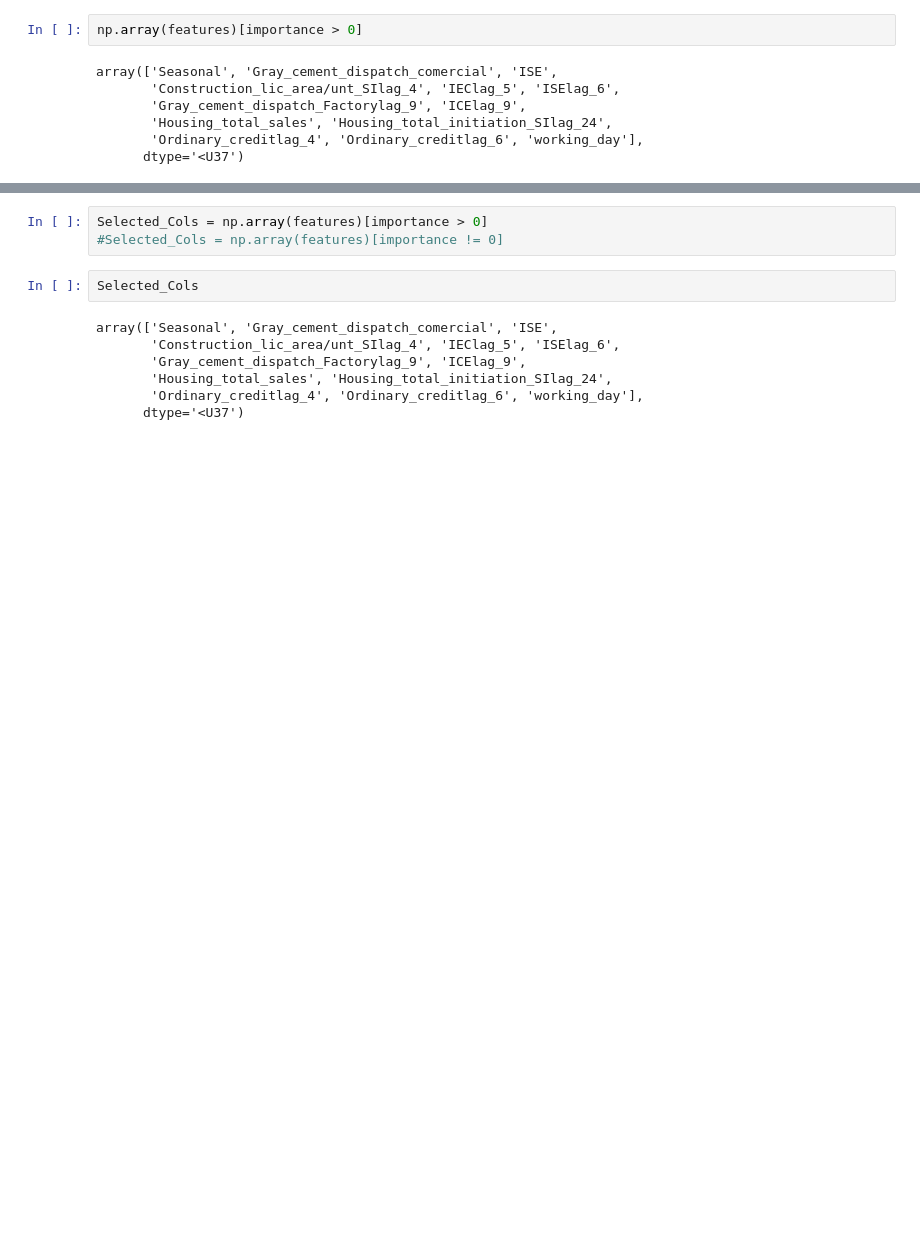
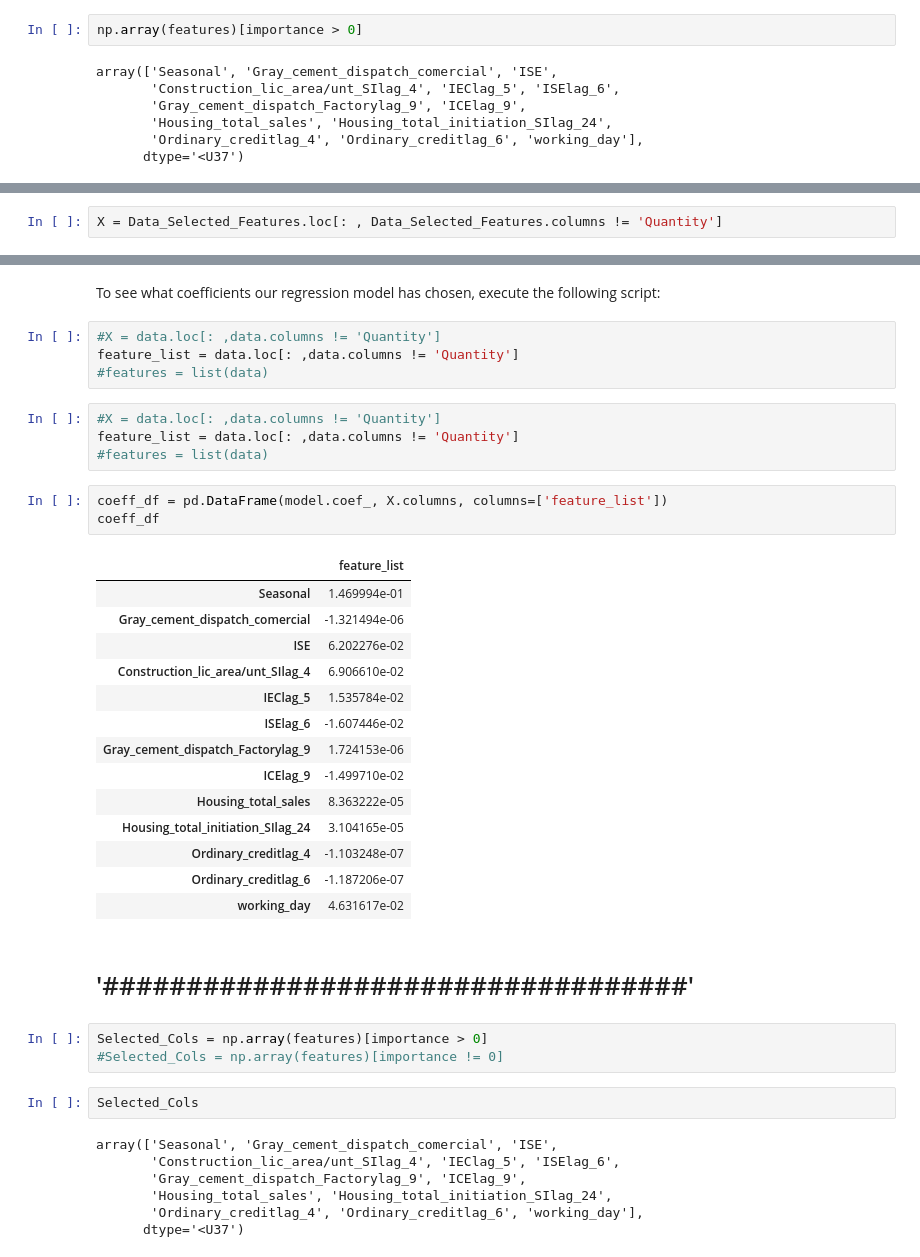
Before and after one commit to JF11579/Adelphi, a Jupyter notebook: Colab_4_Joe_Sandbox.ipynb, the cells around one changed output, grey strips where cells are left out. Drawn from its saved outputs; the diff is of its cells as text; blank space fills up the shorter version.

```diff
--- a/Colab_4_Joe_Sandbox.ipynb
+++ b/Colab_4_Joe_Sandbox.ipynb
@@ -420,0 +456,2 @@ array(['Seasonal', 'Gray_cement_dispatch_comercial', 'ISE',
+# %%
+X = Data_Selected_Features.loc[: , Data_Selected_Features.columns != 'Quantity']
@@ -421,3 +479,33 @@ array(['Seasonal', 'Gray_cement_dispatch_comercial', 'ISE',
+# %% [markdown]
+To see what coefficients our regression model has chosen, execute the following script:
+# %%
+#X = data.loc[: ,data.columns != 'Quantity']
+feature_list = data.loc[: ,data.columns != 'Quantity']
+#features = list(data)
+# %%
+#X = data.loc[: ,data.columns != 'Quantity']
+feature_list = data.loc[: ,data.columns != 'Quantity']
+#features = list(data)
+# %%
+coeff_df = pd.DataFrame(model.coef_, X.columns, columns=['feature_list'])
+coeff_df
+# %% [output]
+|  | feature_list |
+| Seasonal | 1.469994e-01 |
+| Gray_cement_dispatch_comercial | -1.321494e-06 |
+| ISE | 6.202276e-02 |
+| Construction_lic_area/unt_SIlag_4 | 6.906610e-02 |
+| IEClag_5 | 1.535784e-02 |
+| ISElag_6 | -1.607446e-02 |
+| Gray_cement_dispatch_Factorylag_9 | 1.724153e-06 |
+| ICElag_9 | -1.499710e-02 |
+| Housing_total_sales | 8.363222e-05 |
+| Housing_total_initiation_SIlag_24 | 3.104165e-05 |
+| Ordinary_creditlag_4 | -1.103248e-07 |
+| Ordinary_creditlag_6 | -1.187206e-07 |
+| working_day | 4.631617e-02 |
+# %% [markdown]
+# '###################################'
 # %%
 Selected_Cols = np.array(features)[importance > 0]
 #Selected_Cols = np.array(features)[importance != 0]
```
Also changed, not shown: parts of 40 cells of this notebook.
